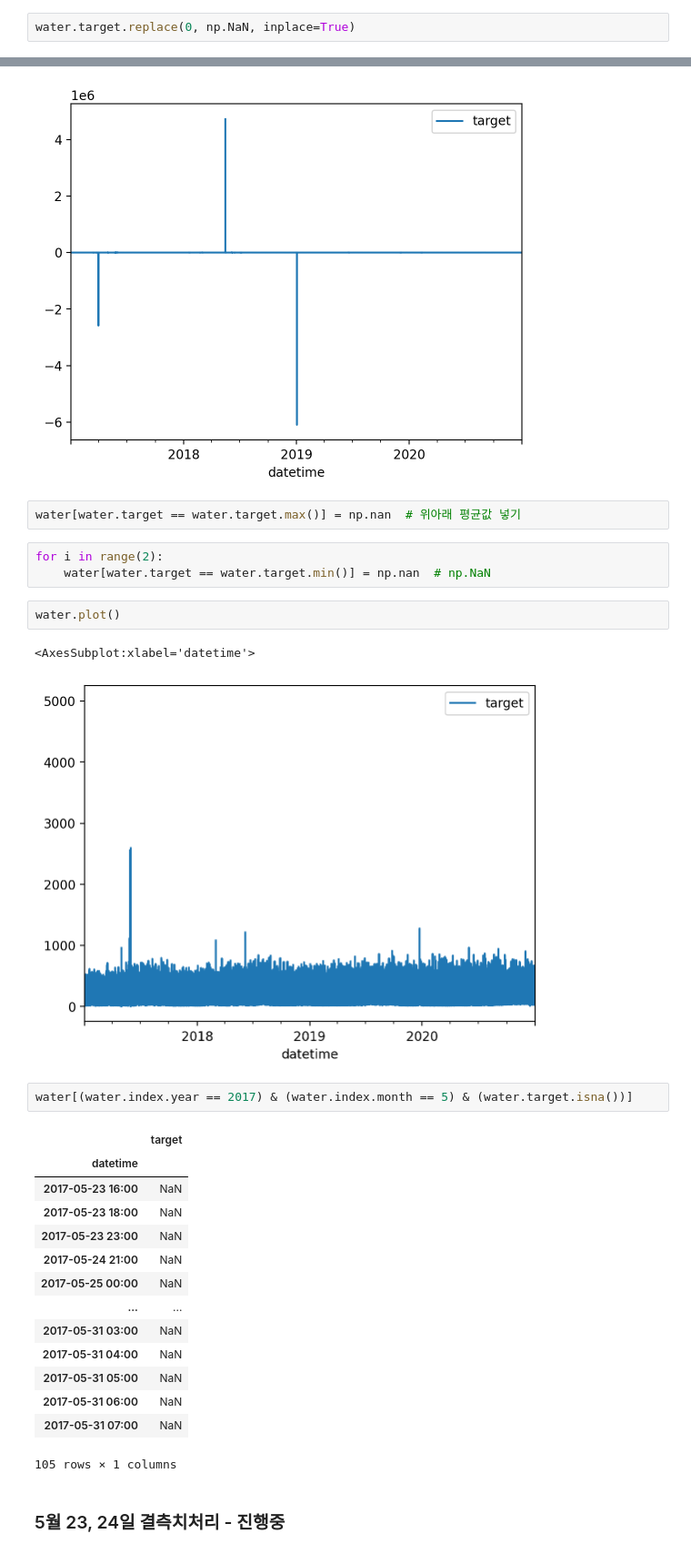
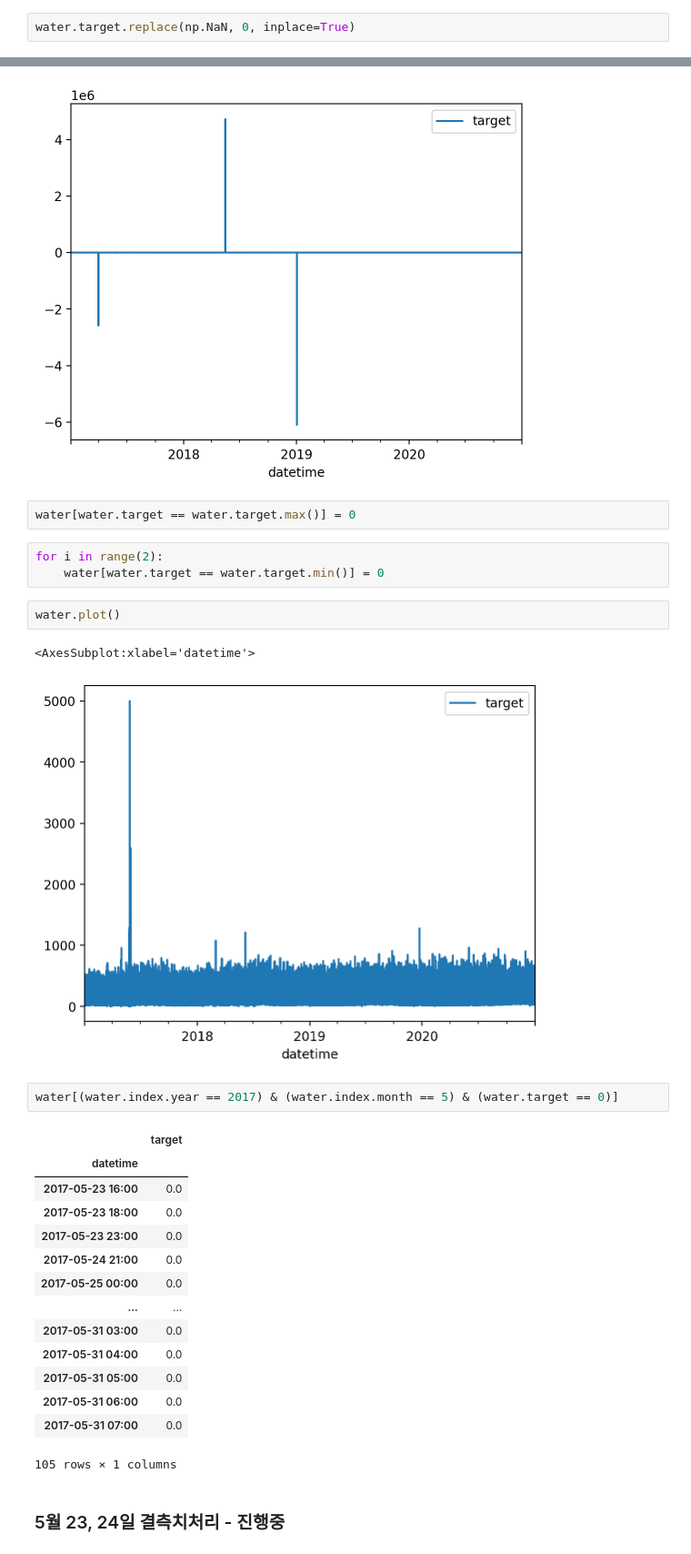
Before and after one commit to pyh5214/ML_Time-Series-Analysis, a Jupyter notebook: water.ipynb, the cells around one changed output, grey strips where cells are left out. Shown at 91% size. Cells and saved outputs as stored; diff of their text form.

```diff
--- a/water.ipynb
+++ b/water.ipynb
@@ -80,38 +80,38 @@ water.sort_values(by='target', ascending=False)
 # %%
 water.target = water.target.round(0)
 # %%
-water.target.replace(0, np.NaN, inplace=True)
+water.target.replace(np.NaN, 0, inplace=True)
 # %%
 water.plot()
 # %% [output]
 <AxesSubplot:xlabel='datetime'>
 [figure]
 # %%
-water[water.target == water.target.max()] = np.nan  # 위아래 평균값 넣기
+water[water.target == water.target.max()] = 0
 # %%
 for i in range(2):
-    water[water.target == water.target.min()] = np.nan  # np.NaN
+    water[water.target == water.target.min()] = 0
 # %%
 water.plot()
 # %% [output]
 <AxesSubplot:xlabel='datetime'>
-[figure, old version]
+[figure, new version]
 # %%
-water[(water.index.year == 2017) & (water.index.month == 5) & (water.target.isna())]
+water[(water.index.year == 2017) & (water.index.month == 5) & (water.target == 0)]
 # %% [output]
 |  | target |
 | datetime |  |
-| 2017-05-23 16:00 | NaN |
-| 2017-05-23 18:00 | NaN |
-| 2017-05-23 23:00 | NaN |
-| 2017-05-24 21:00 | NaN |
-| 2017-05-25 00:00 | NaN |
+| 2017-05-23 16:00 | 0.0 |
+| 2017-05-23 18:00 | 0.0 |
+| 2017-05-23 23:00 | 0.0 |
+| 2017-05-24 21:00 | 0.0 |
+| 2017-05-25 00:00 | 0.0 |
 | ... | ... |
-| 2017-05-31 03:00 | NaN |
-| 2017-05-31 04:00 | NaN |
-| 2017-05-31 05:00 | NaN |
-| 2017-05-31 06:00 | NaN |
-| 2017-05-31 07:00 | NaN |
+| 2017-05-31 03:00 | 0.0 |
+| 2017-05-31 04:00 | 0.0 |
+| 2017-05-31 05:00 | 0.0 |
+| 2017-05-31 06:00 | 0.0 |
+| 2017-05-31 07:00 | 0.0 |
 105 rows × 1 columns
 # %% [markdown]
 ### 5월 23, 24일 결측치처리 - 진행중
```
Also changed, not shown: parts of 26 cells of this notebook.
